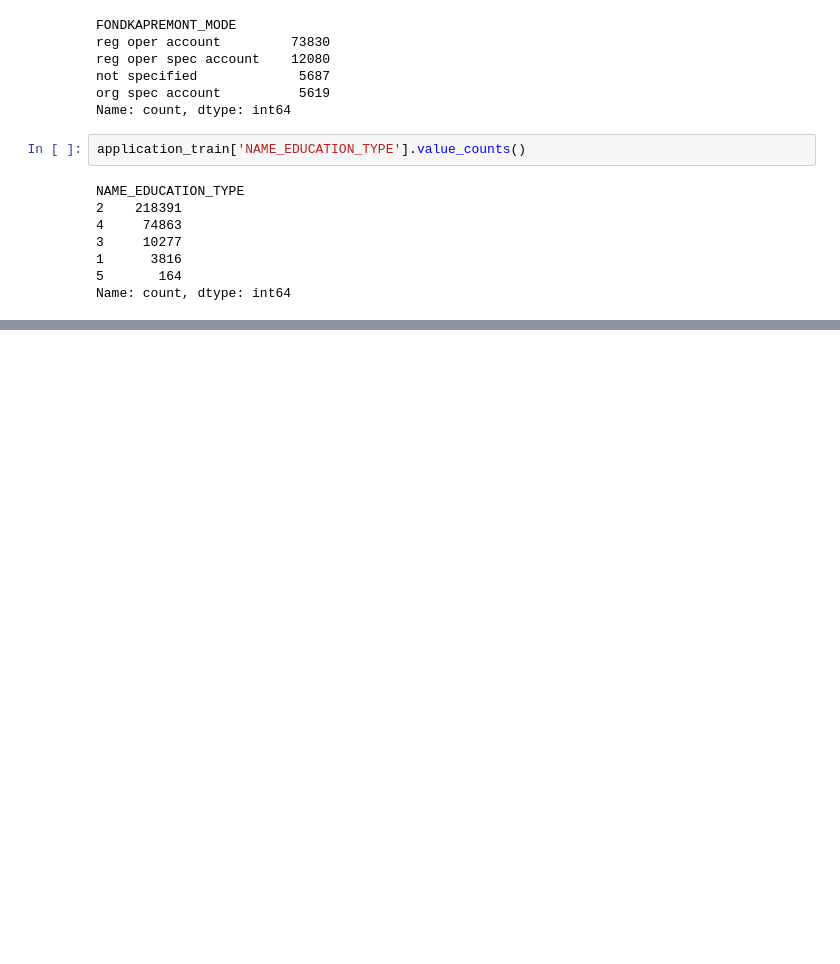
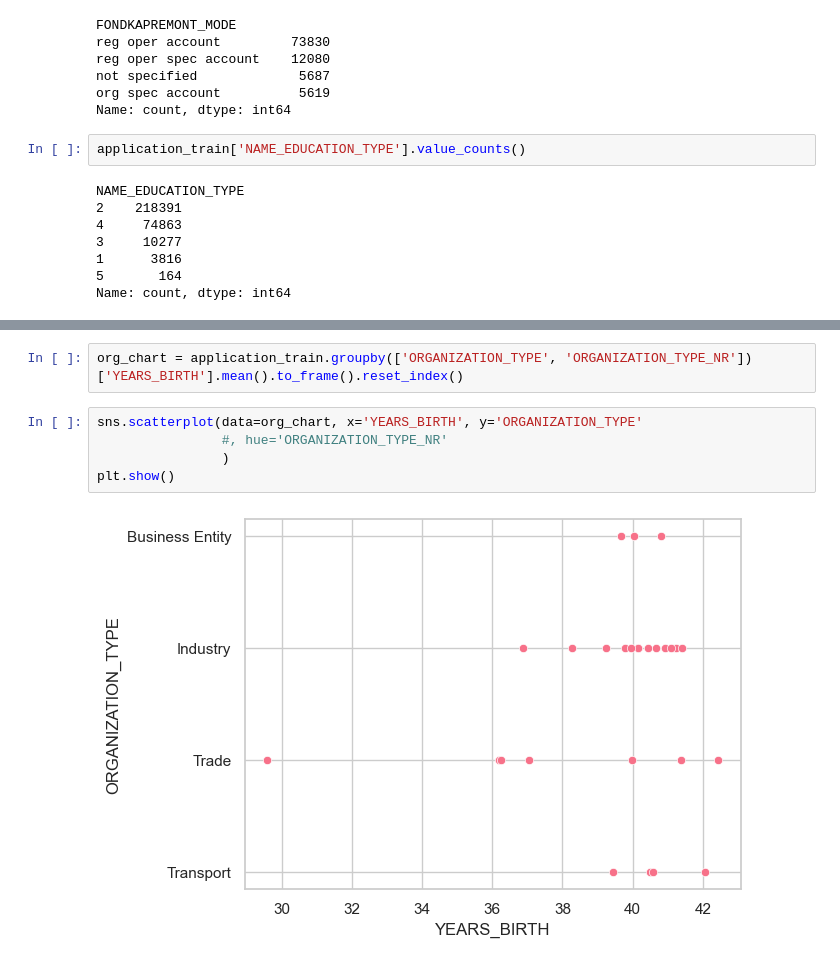
Before and after one commit to gkukse/Home-Credit-Default-Risk, a Jupyter notebook: application.ipynb, the cells around one changed output, grey strips where cells are left out. Cells and saved outputs as stored; diff of their text form; blank space fills up the shorter version.

```diff
--- a/application.ipynb
+++ b/application.ipynb
@@ -810,0 +946,9 @@ feature_importance.head(30)
+# %%
+org_chart = application_train.groupby(['ORGANIZATION_TYPE', 'ORGANIZATION_TYPE_NR'])['YEARS_BIRTH'].mean().to_frame().reset_index()
+# %%
+sns.scatterplot(data=org_chart, x='YEARS_BIRTH', y='ORGANIZATION_TYPE'
+                #, hue='ORGANIZATION_TYPE_NR'
+                )
+plt.show()
+# %% [output]
+[figure, added]
```
Also changed, not shown: parts of 19 cells of this notebook, 4 other files.
